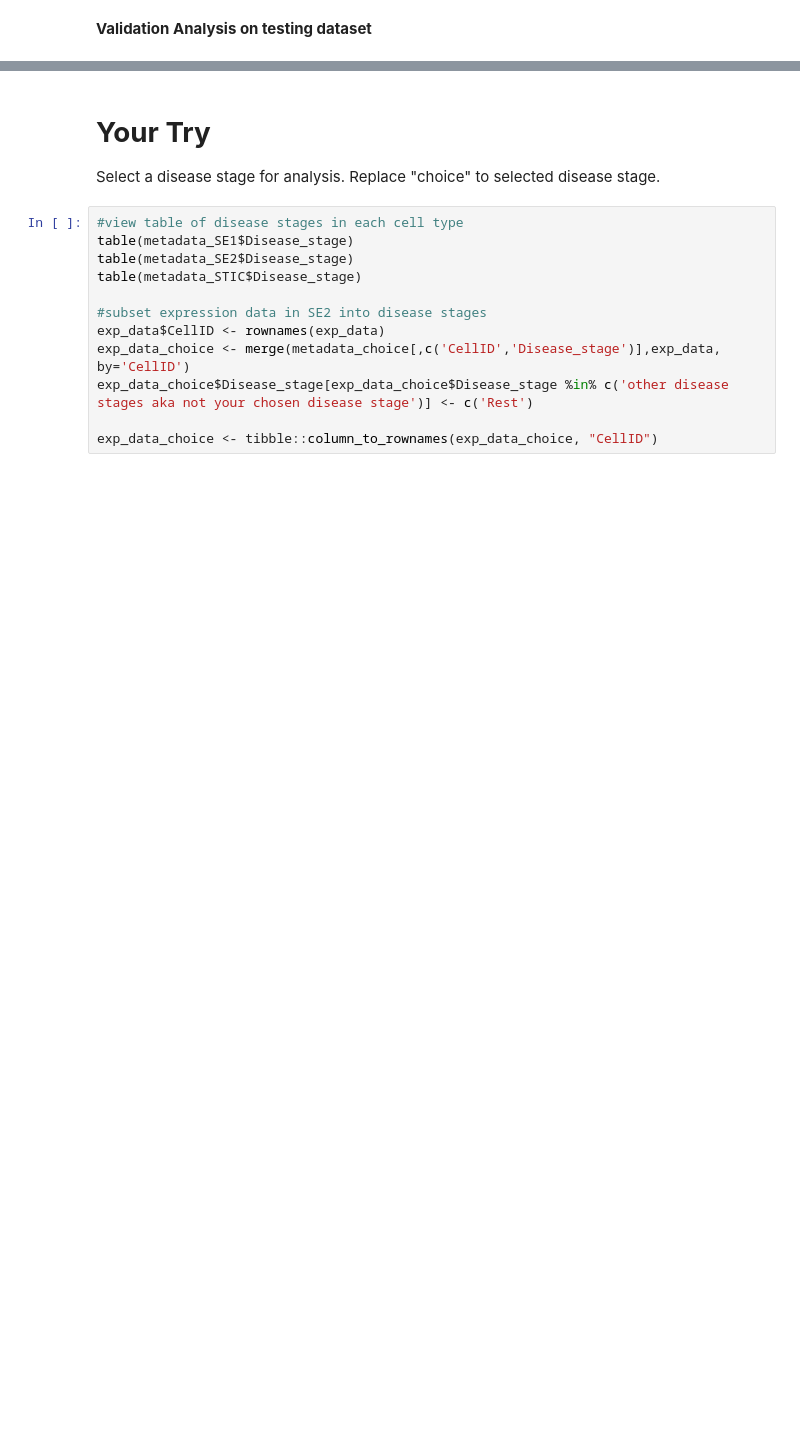
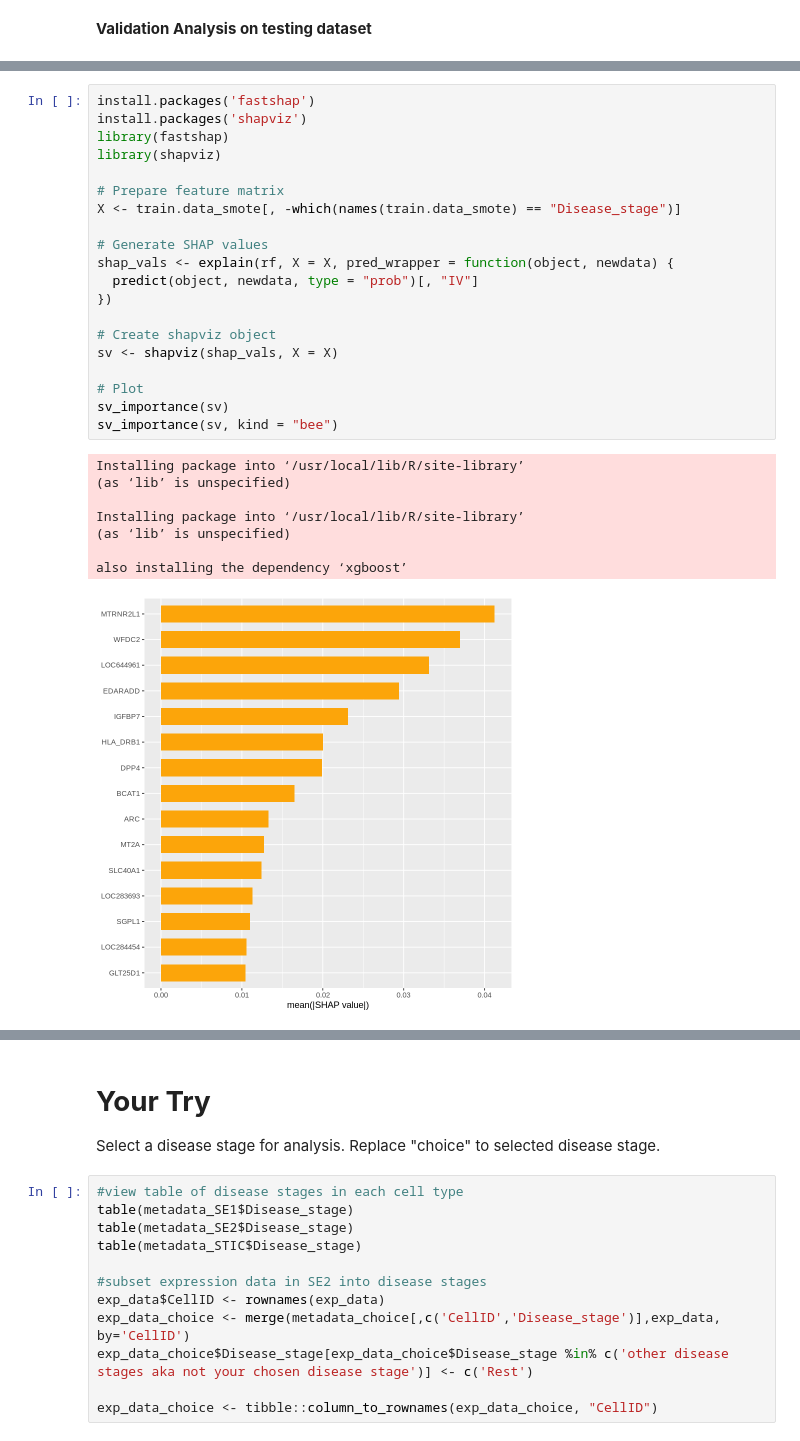
Before and after one commit to AmirulKim/scRNAseq-RandomForest-tutorial, a Jupyter notebook: Day_4.ipynb, the cells around one changed output, grey strips where cells are left out. Saved outputs shown, nothing was run; the diff lists cells and outputs as text; blank space fills up the shorter version.

```diff
--- a/Day_4.ipynb
+++ b/Day_4.ipynb
@@ -346,0 +300,29 @@ abline(a=0,b=1,lwd=2,lty=2,col="gray")
+# %%
+install.packages('fastshap')
+install.packages('shapviz')
+library(fastshap)
+library(shapviz)
+
+# Prepare feature matrix
+X <- train.data_smote[, -which(names(train.data_smote) == "Disease_stage")]
+
+# Generate SHAP values
+shap_vals <- explain(rf, X = X, pred_wrapper = function(object, newdata) {
+  predict(object, newdata, type = "prob")[, "IV"]
+})
+
+# Create shapviz object
+sv <- shapviz(shap_vals, X = X)
+
+# Plot
+sv_importance(sv)
+sv_importance(sv, kind = "bee")
+# %% [output]
+Installing package into ‘/usr/local/lib/R/site-library’
+(as ‘lib’ is unspecified)
+
+Installing package into ‘/usr/local/lib/R/site-library’
+(as ‘lib’ is unspecified)
+
+also installing the dependency ‘xgboost’
+[figure, added]
```
Also changed, not shown: parts of 13 cells of this notebook.
